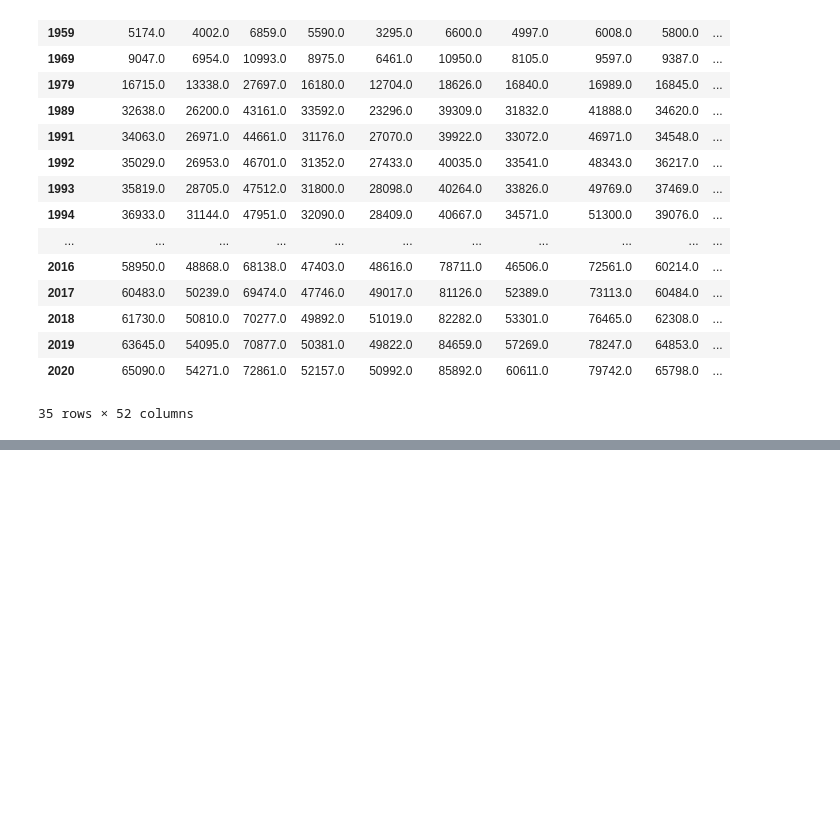
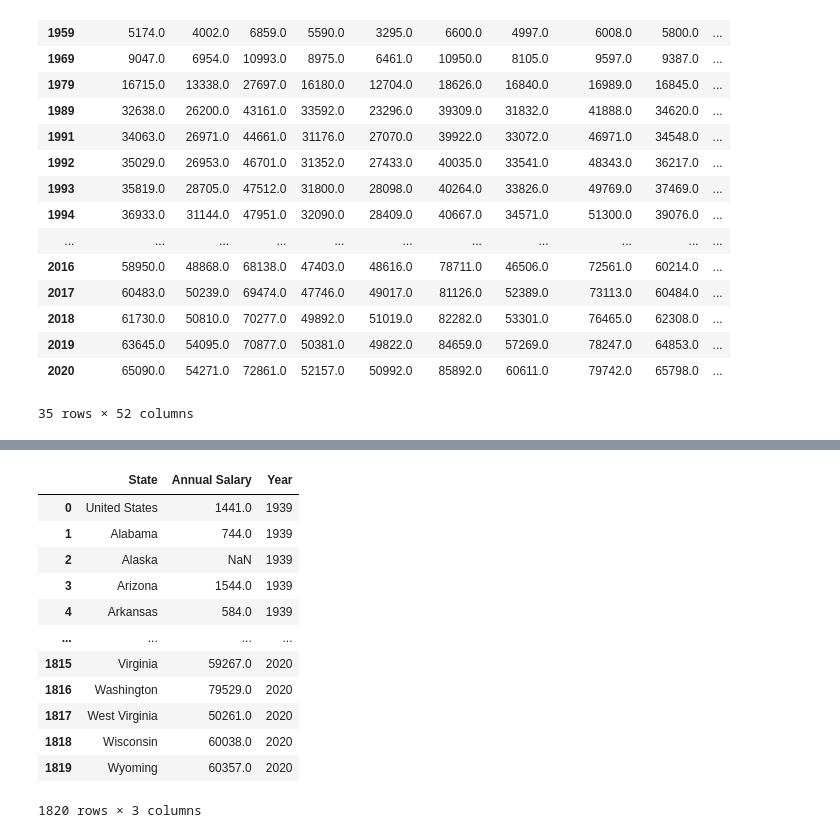
Before and after one commit to Lee-Terrell/Education_Statistics, a Jupyter notebook: Scraping/data_combiner.ipynb, the cells around one changed output, grey strips where cells are left out. Saved outputs shown, nothing was run; the diff lists cells and outputs as text; code cells hidden in the pictures; blank space fills up the shorter version.

```diff
--- a/Scraping/data_combiner.ipynb
+++ b/Scraping/data_combiner.ipynb
@@ -238,0 +304,2 @@ alternate_df.to_csv('Data/all_salaries_v2.csv', index=True)
+# %%
+computer_readable_df = pd.DataFrame(columns=['State','Annual Salary','Year'])
@@ -238,0 +310,24 @@ alternate_df.to_csv('Data/all_salaries_v2.csv', index=True)
+# %%
+for i in list(range(len(complete_df.columns))):
+    # print(complete_df.columns[i])
+    temp_df = pd.DataFrame(data={'State':complete_df[complete_df.columns[i]].index,'Annual Salary':complete_df[complete_df.columns[i]].values})
+
+    temp_df['Year'] = complete_df.columns[i]
+
+    computer_readable_df = pd.concat([computer_readable_df,temp_df],ignore_index=True)
+# %%
+computer_readable_df
+# %% [output]
+|  | State | Annual Salary | Year |
+| 0 | United States | 1441.0 | 1939 |
+| 1 | Alabama | 744.0 | 1939 |
+| 2 | Alaska | NaN | 1939 |
+| 3 | Arizona | 1544.0 | 1939 |
+| 4 | Arkansas | 584.0 | 1939 |
+| ... | ... | ... | ... |
+| 1815 | Virginia | 59267.0 | 2020 |
+| 1816 | Washington | 79529.0 | 2020 |
+| 1817 | West Virginia | 50261.0 | 2020 |
+| 1818 | Wisconsin | 60038.0 | 2020 |
+| 1819 | Wyoming | 60357.0 | 2020 |
+1820 rows × 3 columns
```
Also changed, not shown: parts of 6 cells of this notebook.
